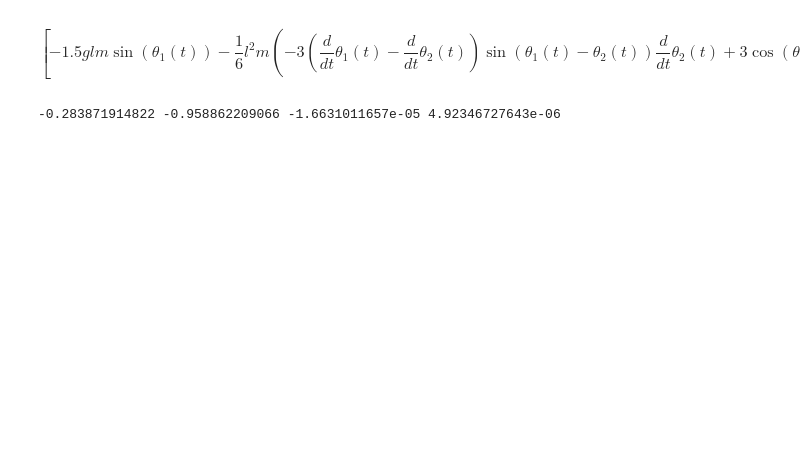
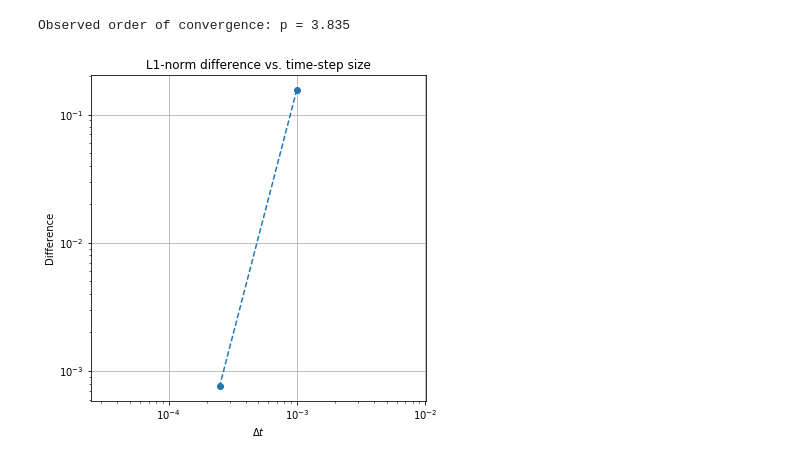
Before and after one commit to jjunne/MATHF314, a Jupyter notebook: doublePendulum.ipynb, the cells around one changed output. Cells and saved outputs as stored; diff of their text form; code cells hidden in the pictures; blank space fills up the shorter version.

```diff
--- a/doublePendulum.ipynb
+++ b/doublePendulum.ipynb
@@ -89,25 +77,30 @@ file.close()
-# %% [markdown]
-$$\left [ - 1.5 g l m \sin{\left (\theta_{1}{\left (t \right )} \right )} - \frac{1}{6} l^{2} m \left(- 3 \left(\frac{d}{d t} \theta_{1}{\left (t \right )} - \frac{d}{d t} \theta_{2}{\left (t \right )}\right) \sin{\left (\theta_{1}{\left (t \right )} - \theta_{2}{\left (t \right )} \right )} \frac{d}{d t} \theta_{2}{\left (t \right )} + 3 \cos{\left (\theta_{1}{\left (t \right )} - \theta_{2}{\left (t \right )} \right )} \frac{d^{2}}{d t^{2}}  \theta_{2}{\left (t \right )} + 8 \frac{d^{2}}{d t^{2}}  \theta_{1}{\left (t \right )}\right) - 0.5 l^{2} m \sin{\left (\theta_{1}{\left (t \right )} - \theta_{2}{\left (t \right )} \right )} \frac{d}{d t} \theta_{1}{\left (t \right )} \frac{d}{d t} \theta_{2}{\left (t \right )} = 0, \quad - 0.5 g l m \sin{\left (\theta_{2}{\left (t \right )} \right )} - \frac{1}{6} l^{2} m \left(- 3 \left(\frac{d}{d t} \theta_{1}{\left (t \right )} - \frac{d}{d t} \theta_{2}{\left (t \right )}\right) \sin{\left (\theta_{1}{\left (t \right )} - \theta_{2}{\left (t \right )} \right )} \frac{d}{d t} \theta_{1}{\left (t \right )} + 3 \cos{\left (\theta_{1}{\left (t \right )} - \theta_{2}{\left (t \right )} \right )} \frac{d^{2}}{d t^{2}}  \theta_{1}{\left (t \right )} + 2 \frac{d^{2}}{d t^{2}}  \theta_{2}{\left (t \right )}\right) + 0.5 l^{2} m \sin{\left (\theta_{1}{\left (t \right )} - \theta_{2}{\left (t \right )} \right )} \frac{d}{d t} \theta_{1}{\left (t \right )} \frac{d}{d t} \theta_{2}{\left (t \right )} = 0\right ]$$
-# %%
-m = 1
-l = 1
-g = 9.81
-I = 1/12*m*l**2
-def f(y):
-    t1 = y[0]
-    t2 = y[1]
-    p1 = y[2]
-    p2 = y[3]
-    f1 = p1
-    f2 = p2
-    f3 = -(2*m*g*l*(I + m*l**2)*np.sin(t1) + l*m*(g*(2*I+m*l**2)*np.sin(t1) + l*(g*m*l*np.sin(t1-2*t2) + 2*(p2**2*(I + m*l**2) + p1**2*l*m*l*np.cos(t1 - t2))*np.sin(t1 - t2))))/(2*I*l**2*m + 2*I*m*l**2 + l**2*m**2*l**2 + 2*m*m*l**2*l**2 + 2*I*(I + m*l**2) - l**2*m**2*l**2*np.cos(2*(t1-t2)))
-    f4 = -(m*l*(-(g*(2*I + l**2*m + 2*m*l**2)*np.sin(t2)) + l*(g*m*l*np.sin(t2) + 2*p1**2*(I + l**2*m + m*l**2)*np.sin(t1 - t2) + p2**2*l*m*l*np.sin(2*(t1 - t2)) + g*m*l*np.sin(2*t1 - t2) + g*l*m*np.sin(2*t1 - t2))))/(2*I*l**2*m + 2*I*m*l**2 + l**2*m**2*l**2 + 2*m*m*l**2*l**2 + 2*I*(I + m*l**2) - l**2*m**2*l**2*np.cos(2*(t1-t2)))
-    return  np.array([f1, f2, f3, f4])
-data = rk4(f, [np.pi/2, np.pi/2, 0, 0], 0.001, 0, 20)
-x1 = l*np.sin(data[1][:,0])
-y1 = -l*np.cos(data[1][:,0])
-x2 = x1 + l*np.sin(data[1][:,1])
-y2 = y1 - l*np.cos(data[1][:,1])
-print(x1[-1], y1[-1], x2[-1], y2[-1])
-# %% [output]
--0.283871914822 -0.958862209066 -1.6631011657e-05 4.92346727643e-06
+# %%
+r = 0.25
+h = 0.001
+dt_values = [h, r*h, r**2*h]
+u_values = [rk4(f, [np.pi/2, np.pi/2, 0, 0], dt, 0, 20)[1] for dt in dt_values]
+
+def l1_diff(u_coarse, u_fine, dt):
+    N_coarse = len(u_coarse)
+    N_fine = len(u_fine)
+    ratio = int(np.ceil(N_fine / N_coarse))
+    return dt * np.sum(np.abs(u_coarse - u_fine[::ratio]))
+
+diff_values = [l1_diff(u_values[i], u_values[-1], dt_values[i]) for i in range(len(dt_values)-1)]
+f2_f1 = l1_diff(u_values[0], u_values[1], dt_values[1])
+f3_f2 = l1_diff(u_values[1], u_values[2], dt_values[2])
+p = np.log(f3_f2 / f2_f1) / np.log(r)
+print('Observed order of convergence: p = {:.3f}'.format(p))
+
+# Plot the difference versus the time-step size.
+plt.figure(figsize=(6.0, 6.0))
+plt.title('L1-norm difference vs. time-step size')  # set the title
+plt.xlabel('$\Delta t$')  # set the x-axis label
+plt.ylabel('Difference')  # set the y-axis label
+plt.grid()
+plt.loglog(dt_values[:-1], diff_values,
+              color='C0', linestyle='--', marker='o')  # log-log plot
+plt.axis('equal');  # make axes scale equally
+# %% [output]
+Observed order of convergence: p = 3.835
+[figure, added]
```
Also changed, not shown: parts of 4 cells of this notebook.
